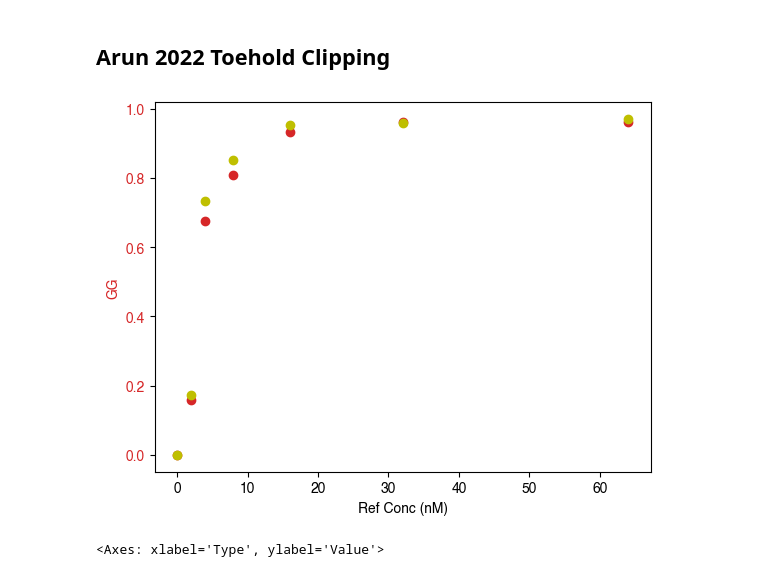
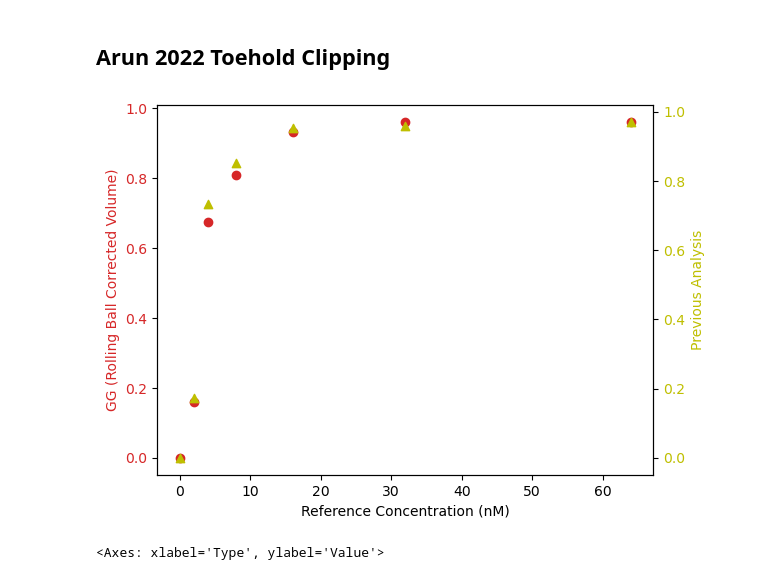
Before and after one commit to mattaq31/GelGenie, a Jupyter notebook: python-gelgenie/statistical_analysis/Paper Comparison Analysis.ipynb, the cells around one changed output. Cells and saved outputs as stored; diff of their text form; code cells hidden in the pictures.

Commit message:
Updated paper comparison analysis

```diff
--- a/python-gelgenie/statistical_analysis/Paper Comparison Analysis.ipynb
+++ b/python-gelgenie/statistical_analysis/Paper Comparison Analysis.ipynb
@@ -14,7 +14,7 @@ import pickle
 import math
 from scipy.stats import linregress
 import pingouin
-#plt.rcParams.update({'font.sans-serif':'Helvetica'})  # consistent figure formatting
+plt.rcParams.update({'font.sans-serif':'Microsoft Sans Serif'})  # consistent figure formatting
 # %%
 fig2a_df = pd.read_csv('../../../paper_data_analysis/matthew_multiplexed_paper/GelGenie Analysis/fig_2_A_band_data.csv')
 fig2b_df = pd.read_csv('../../../paper_data_analysis/matthew_multiplexed_paper/GelGenie Analysis/fig_2_B_band_data.csv')
@@ -26,8 +26,8 @@ figs9A_1_df = pd.read_csv('../../../paper_data_analysis/matthew_multiplexed_pape
 figs9A_2_df = pd.read_csv('../../../paper_data_analysis/matthew_multiplexed_paper/GelGenie Analysis/fig_s9_A_band_data_2.csv')
 Modification_required = [False, True, False, True, False, False, False, False]
 
-# # minor mods required for no-band areas
-# arun_2022_fig1f = pd.read_csv('/Users/matt/Documents/PhD/research_output/Automatic_Gel_Analyzer/other_paper_comparisons/arun_data_2022_toehold_clipping/GelGenie Analysis/fig_1F.csv')
+# minor mods required for no-band areas
+arun_2022_fig1f = pd.read_csv('../../../paper_data_analysis/arun_data_2022_toehold_clipping/GelGenie Analysis/fig_1F.csv')
 
 # # minor mods required for no-band areas
 # arun_2022_fig3f_1 = pd.read_csv('/Users/matt/Documents/PhD/research_output/Automatic_Gel_Analyzer/other_paper_comparisons/arun_data_2022_toehold_clipping/GelGenie Analysis/3f_rep_1.csv')
@@ -265,24 +369,27 @@ plt.show()
 # %%
 fig, ax1 = plt.subplots()
 
 orig_data = np.array(arun_2022_fig1f['Original Analysis'])
 gg_data = np.array(arun_2022_fig1f['Raw Volume'])
 gg_data_bc = np.array(arun_2022_fig1f['Rolling Ball Corrected Volume'])
 
 orig_data = (orig_data[0] - orig_data)/orig_data[0]
 gg_data = (gg_data[0] - gg_data)/gg_data[0]
 gg_data_bc = (gg_data_bc[0] - gg_data_bc)/gg_data_bc[0]
 
 color = 'tab:red'
-ax1.set_xlabel('Ref Conc (nM)')
-ax1.set_ylabel('GG', color=color)
+ax1.set_xlabel('Reference Concentration (nM)')
+ax1.set_ylabel('GG (Rolling Ball Corrected Volume)', color=color)
 ax1.scatter(arun_2022_fig1f['Reference'], orig_data, color=color)
+ax1.tick_params(axis='y', labelcolor=color)
 # ax1.scatter(arun_2022_fig1f['Reference'], gg_data, color='b')
-ax1.scatter(arun_2022_fig1f['Reference'], gg_data_bc, color='y')
 
-ax1.tick_params(axis='y', labelcolor=color)
+ax2 = ax1.twinx()
+ax2.set_ylabel('Previous Analysis', color='y')
+ax2.scatter(arun_2022_fig1f['Reference'], gg_data_bc, color='y', marker='^')
+ax2.tick_params(axis='y', labelcolor='y')
 # %% [output]
-[figure, old version]
+[figure, new version]
 # %%
 fig, ax1 = plt.subplots()
 
```
Also changed, not shown: parts of 14 cells of this notebook.
